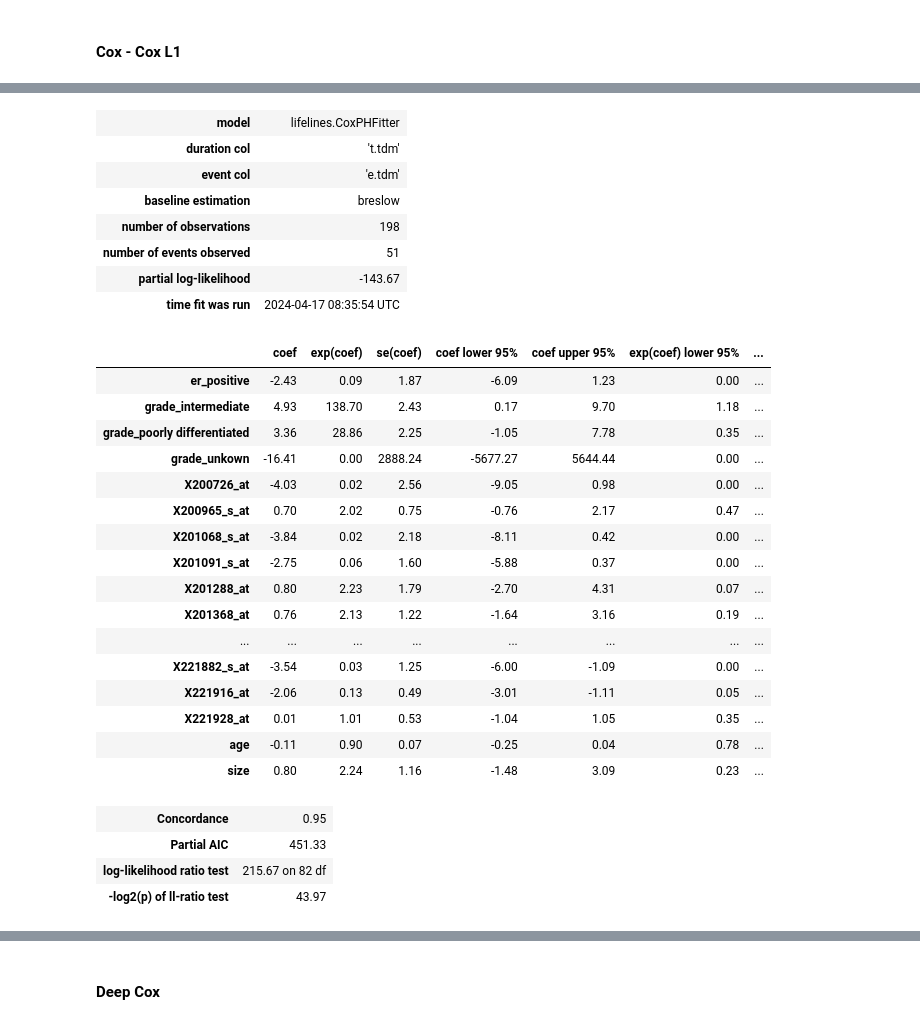
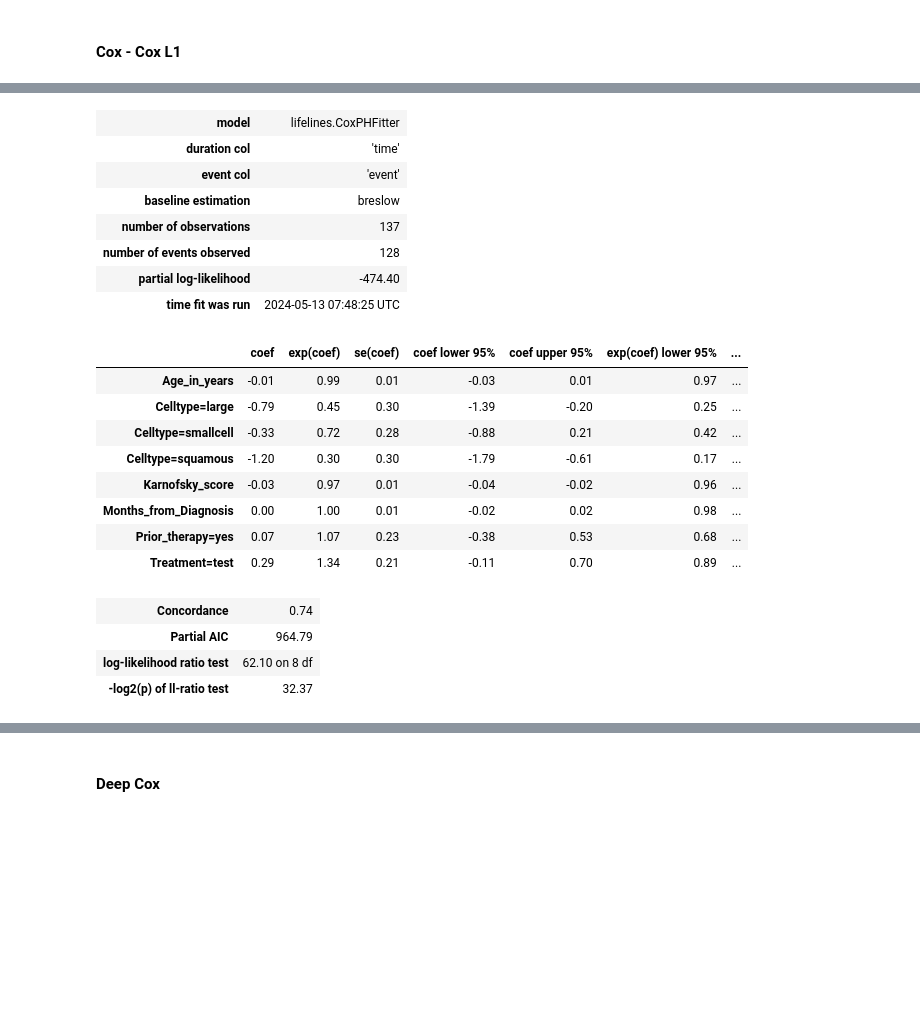
Before and after one commit to FeckNeck/auton-survival-DCM-L1-penalization, a Jupyter notebook: examples/Survival Regression with Auton-Survival.ipynb, the cells around one changed output, grey strips where cells are left out. Cells and saved outputs as stored; diff of their text form; code cells hidden in the pictures; blank space fills up the shorter version.

```diff
--- a/examples/Survival Regression with Auton-Survival.ipynb
+++ b/examples/Survival Regression with Auton-Survival.ipynb
@@ -975,7 +1187,6 @@ Ici, la durée médiane de survie est de 7185 jours, ce qui indique que 50 % de
 # %%
-from lifelines.utils import median_survival_times
-median_ = kmf.median_survival_time_
-median_confidence_interval_ = median_survival_times(kmf.confidence_interval_)
-print(median_)
-print(median_confidence_interval_)
+from sksurv.preprocessing import OneHotEncoder
+
+data_x_numeric = OneHotEncoder().fit_transform(data_x)
+data_x_numeric.head() #transform the categorical variables
 # %% [output]
@@ -984,0 +1199,8 @@ print(median_confidence_interval_)
+# %%
+from sklearn import set_config
+from sksurv.linear_model import CoxPHSurvivalAnalysis
+
+set_config(display="text")  # displays text representation of estimators
+
+estimator = CoxPHSurvivalAnalysis()
+estimator.fit(data_x_numeric, data_y)
@@ -985,8 +1217,9 @@ print(median_confidence_interval_)
+# %%
+y = pd.DataFrame(data_y, columns=["Status", "Survival_in_days"])
+y["Status"] = y["Status"].astype(int)
+#rename columns
+y = y.rename(columns={"Status":"event","Survival_in_days":"time"})
 # %%
-data_cat = data_x[['er','grade']]
-data_cat = pd.get_dummies(data_cat, drop_first=True)
-data_num = data_x.drop(columns=['er','grade'])
-data_y = pd.DataFrame(data_y, columns=["t.tdm", "e.tdm"])
-data = pd.concat([data_cat, data_num,data_y], axis=1)
+data = pd.concat([data_x_numeric, y], axis=1)
 data
 # %% [output]
@@ -1006,39 +1239,31 @@ data
 # %%
 from lifelines import CoxPHFitter
 
 cph = CoxPHFitter()
 
-cph.fit(data, duration_col='t.tdm', event_col='e.tdm')
+cph.fit(data, duration_col='time', event_col='event')
 
 cph.print_summary()  # access the individual results using cph.summary
 # %% [output]
 | model | lifelines.CoxPHFitter |
-| duration col | 't.tdm' |
-| event col | 'e.tdm' |
+| duration col | 'time' |
+| event col | 'event' |
 | baseline estimation | breslow |
-| number of observations | 198 |
-| number of events observed | 51 |
-| partial log-likelihood | -143.67 |
-| time fit was run | 2024-04-17 08:35:54 UTC |
+| number of observations | 137 |
+| number of events observed | 128 |
+| partial log-likelihood | -474.40 |
+| time fit was run | 2024-05-13 07:48:25 UTC |
 |  | coef | exp(coef) | se(coef) | coef lower 95% | coef upper 95% | exp(coef) lower 95% | ... |
-| er_positive | -2.43 | 0.09 | 1.87 | -6.09 | 1.23 | 0.00 | ... |
-| grade_intermediate | 4.93 | 138.70 | 2.43 | 0.17 | 9.70 | 1.18 | ... |
-| grade_poorly differentiated | 3.36 | 28.86 | 2.25 | -1.05 | 7.78 | 0.35 | ... |
-| grade_unkown | -16.41 | 0.00 | 2888.24 | -5677.27 | 5644.44 | 0.00 | ... |
-| X200726_at | -4.03 | 0.02 | 2.56 | -9.05 | 0.98 | 0.00 | ... |
-| X200965_s_at | 0.70 | 2.02 | 0.75 | -0.76 | 2.17 | 0.47 | ... |
-| X201068_s_at | -3.84 | 0.02 | 2.18 | -8.11 | 0.42 | 0.00 | ... |
-| X201091_s_at | -2.75 | 0.06 | 1.60 | -5.88 | 0.37 | 0.00 | ... |
-| X201288_at | 0.80 | 2.23 | 1.79 | -2.70 | 4.31 | 0.07 | ... |
-| X201368_at | 0.76 | 2.13 | 1.22 | -1.64 | 3.16 | 0.19 | ... |
-| ... | ... | ... | ... | ... | ... | ... | ... |
-| X221882_s_at | -3.54 | 0.03 | 1.25 | -6.00 | -1.09 | 0.00 | ... |
-| X221916_at | -2.06 | 0.13 | 0.49 | -3.01 | -1.11 | 0.05 | ... |
-| X221928_at | 0.01 | 1.01 | 0.53 | -1.04 | 1.05 | 0.35 | ... |
-| age | -0.11 | 0.90 | 0.07 | -0.25 | 0.04 | 0.78 | ... |
-| size | 0.80 | 2.24 | 1.16 | -1.48 | 3.09 | 0.23 | ... |
+| Age_in_years | -0.01 | 0.99 | 0.01 | -0.03 | 0.01 | 0.97 | ... |
+| Celltype=large | -0.79 | 0.45 | 0.30 | -1.39 | -0.20 | 0.25 | ... |
+| Celltype=smallcell | -0.33 | 0.72 | 0.28 | -0.88 | 0.21 | 0.42 | ... |
+| Celltype=squamous | -1.20 | 0.30 | 0.30 | -1.79 | -0.61 | 0.17 | ... |
+| Karnofsky_score | -0.03 | 0.97 | 0.01 | -0.04 | -0.02 | 0.96 | ... |
+| Months_from_Diagnosis | 0.00 | 1.00 | 0.01 | -0.02 | 0.02 | 0.98 | ... |
+| Prior_therapy=yes | 0.07 | 1.07 | 0.23 | -0.38 | 0.53 | 0.68 | ... |
+| Treatment=test | 0.29 | 1.34 | 0.21 | -0.11 | 0.70 | 0.89 | ... |
-| Concordance | 0.95 |
-| Partial AIC | 451.33 |
-| log-likelihood ratio test | 215.67 on 82 df |
-| -log2(p) of ll-ratio test | 43.97 |
+| Concordance | 0.74 |
+| Partial AIC | 964.79 |
+| log-likelihood ratio test | 62.10 on 8 df |
+| -log2(p) of ll-ratio test | 32.37 |
 # %%
```
Also changed, not shown: parts of 126 cells of this notebook, 2 other files.
